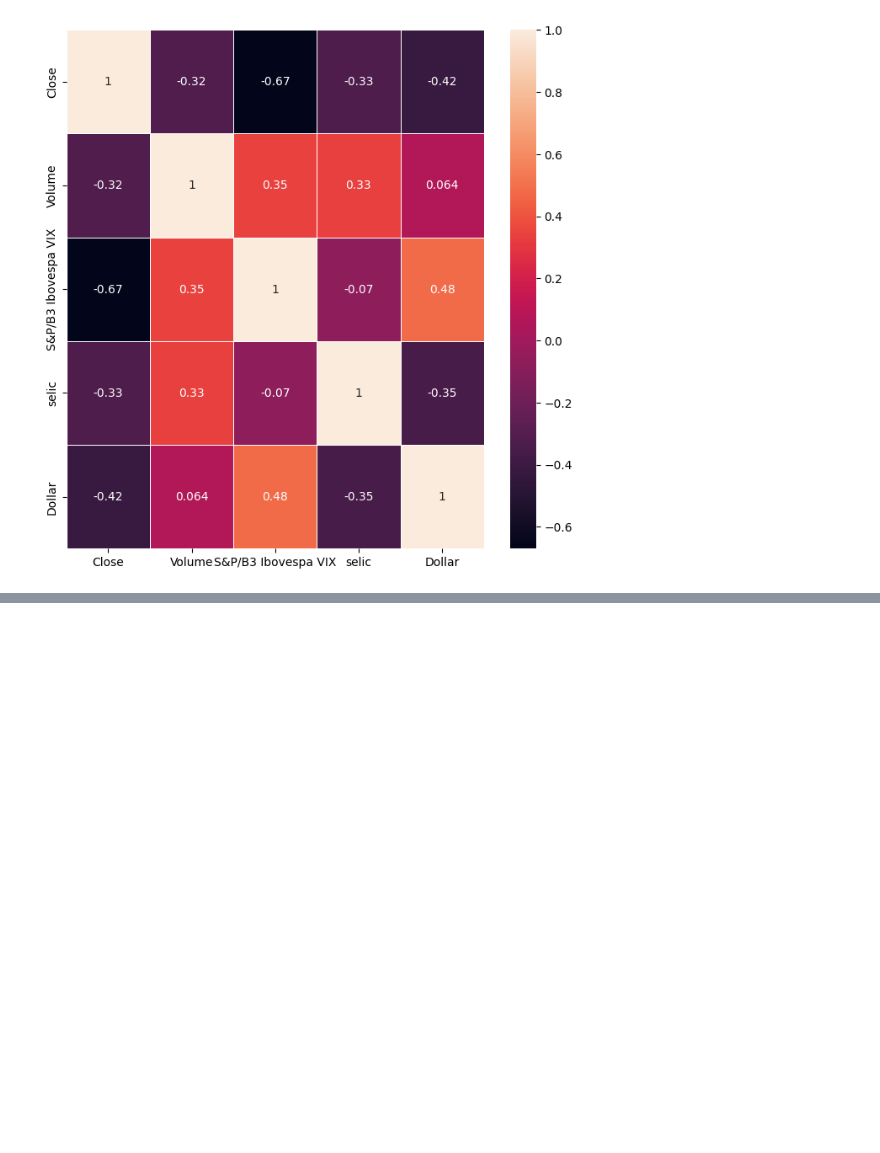
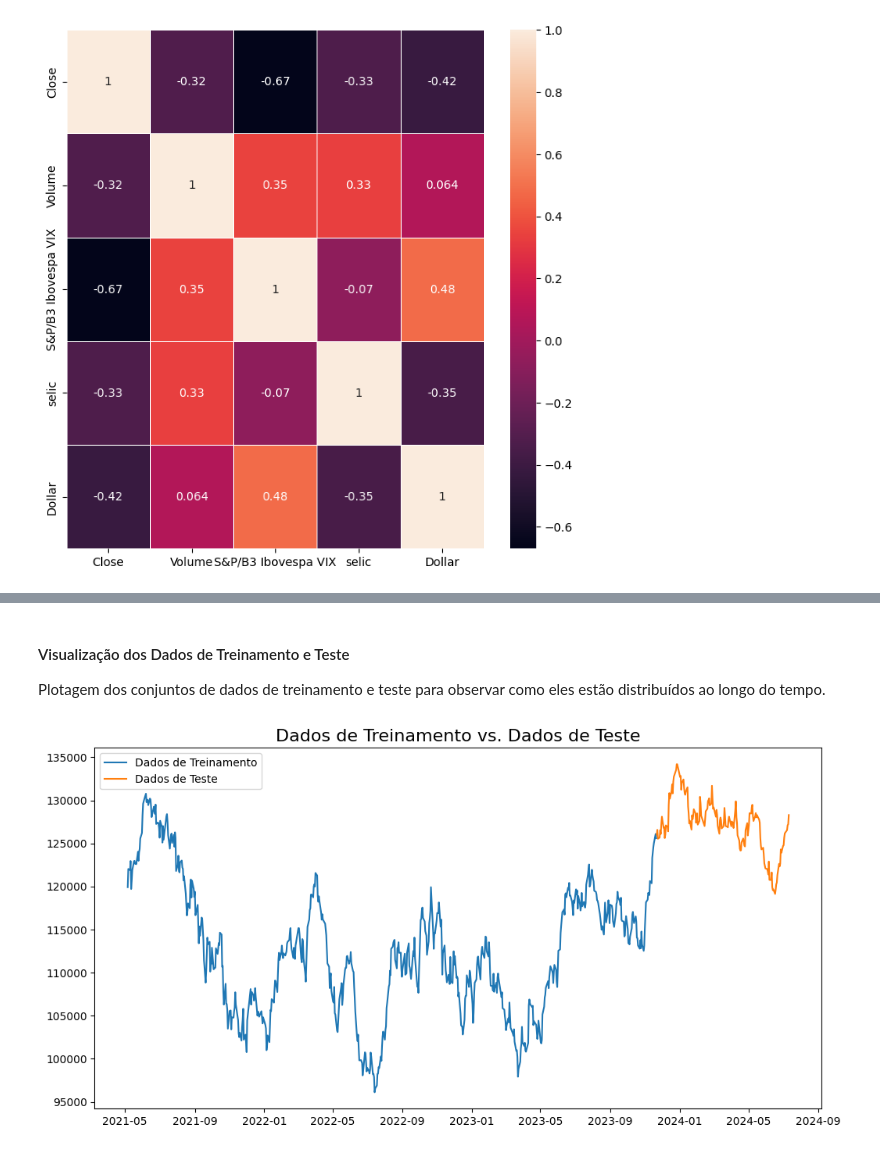
Before and after one commit to jeicianepaula/Tech-Challenge-2, a Jupyter notebook: TECH_CHALLENGE_2.ipynb, the cells around one changed output, grey strips where cells are left out. Saved outputs shown, nothing was run; the diff lists cells and outputs as text; code cells hidden in the pictures; blank space fills up the shorter version.

Commit message:
Análise usando o modelo AutoARIMA

```diff
--- a/TECH_CHALLENGE_2.ipynb
+++ b/TECH_CHALLENGE_2.ipynb
@@ -223,0 +240,10 @@ sns.heatmap(data=correlation_matrix, annot=True, linewidths=.5, ax=ax)
+# %%
+# Criando uma cópia do dataframe original
+df_auto_arima = df_close.copy()
+df_exog = df_close.copy()
+
+# Renomeando o índice e resetando-o para que 'ds' seja uma coluna
+df_auto_arima.reset_index(inplace=True)
+df_auto_arima.rename(columns={'Date': 'ds', 'Close': 'y'}, inplace=True)
+df_auto_arima = df_auto_arima[['ds','y']]
+df_auto_arima['unique_id'] = 'exogenas'
@@ -223,0 +293,10 @@ sns.heatmap(data=correlation_matrix, annot=True, linewidths=.5, ax=ax)
+# %%
+# Definição da Data de Divisão
+split_date = '2023-11-22'
+
+# Preparação dos Dados de Treino e Teste para a Variável Alvo (Y):
+Y_train = df_auto_arima[df_auto_arima['ds'] < split_date].copy()
+Y_test = df_auto_arima[df_auto_arima['ds'] >= split_date].copy()
+
+# Cálculo do Horizonte de Previsão (h):
+h = Y_test['ds'].nunique()
@@ -223,0 +340,18 @@ sns.heatmap(data=correlation_matrix, annot=True, linewidths=.5, ax=ax)
+# %% [markdown]
+#### Visualização dos Dados de Treinamento e Teste
+
+Plotagem dos conjuntos de dados de treinamento e teste para observar como eles estão distribuídos ao longo do tempo.
+# %%
+plt.figure(figsize=(12, 6))
+
+# Plotagem dos dados de treino e teste
+plt.plot(Y_train['ds'], Y_train['y'], label='Dados de Treinamento')
+plt.plot(Y_test['ds'], Y_test['y'], label='Dados de Teste')
+
+# Adição do título
+plt.title('Dados de Treinamento vs. Dados de Teste', fontsize=16)
+plt.legend()
+
+plt.show()
+# %% [output]
+[figure, added]
```
Also changed, not shown: parts of 33 cells of this notebook.
